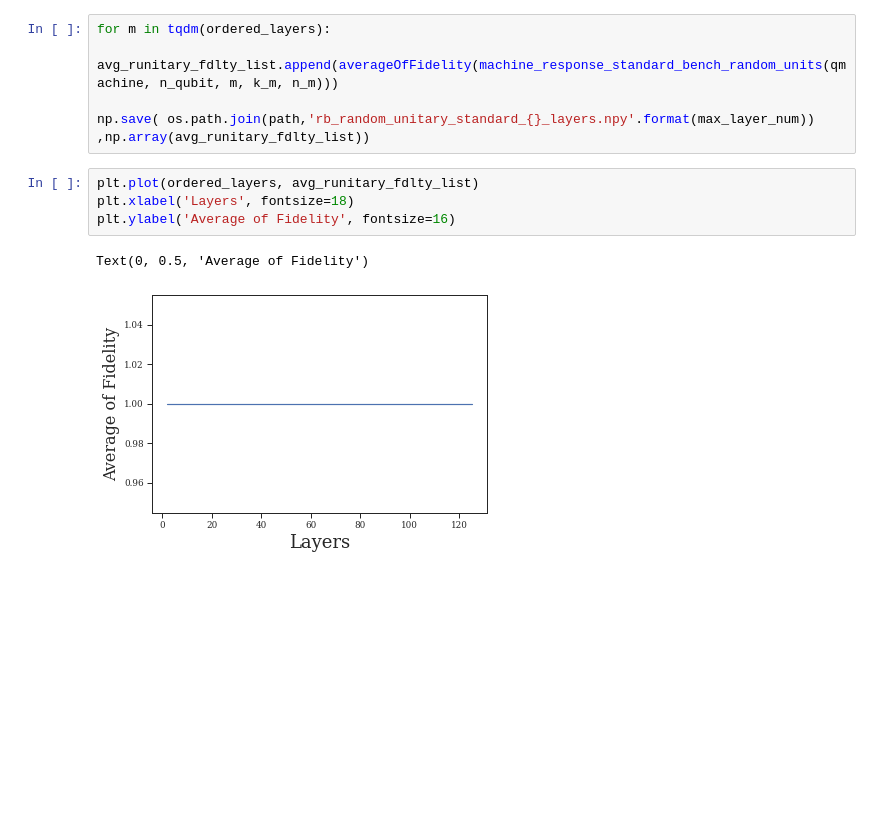
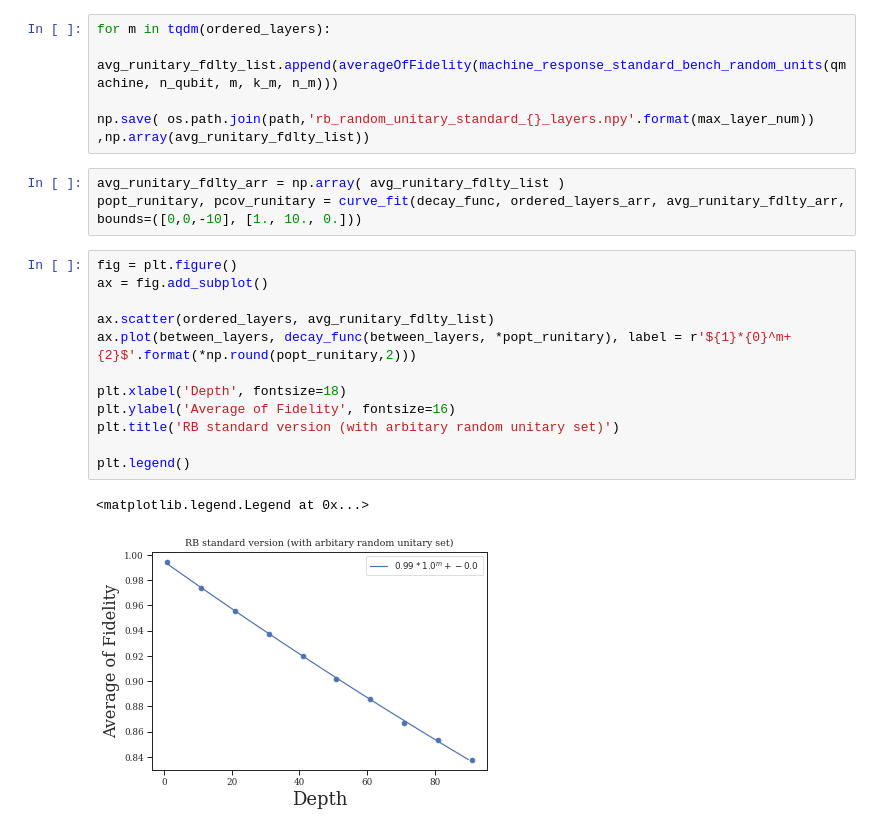
Before and after one commit to mmehrani/Randomized_Benchmarking_protocol, a Jupyter notebook: Bench_machine.ipynb, the cells around one changed output. Drawn from its saved outputs; the diff is of its cells as text; blank space fills up the shorter version.

```diff
--- a/Bench_machine.ipynb
+++ b/Bench_machine.ipynb
@@ -90,10 +145,21 @@ for m in tqdm(ordered_layers):
     avg_runitary_fdlty_list.append(averageOfFidelity(machine_response_standard_bench_random_units(qmachine, n_qubit, m, k_m, n_m)))
 
 np.save( os.path.join(path,'rb_random_unitary_standard_{}_layers.npy'.format(max_layer_num)) ,np.array(avg_runitary_fdlty_list))
-# %%
-plt.plot(ordered_layers, avg_runitary_fdlty_list)
-plt.xlabel('Layers', fontsize=18)
-plt.ylabel('Average of Fidelity', fontsize=16)
-# %% [output]
-Text(0, 0.5, 'Average of Fidelity')
-[figure, removed]
+# %%
+avg_runitary_fdlty_arr = np.array( avg_runitary_fdlty_list )
+popt_runitary, pcov_runitary = curve_fit(decay_func, ordered_layers_arr, avg_runitary_fdlty_arr, bounds=([0,0,-10], [1., 10., 0.]))
+# %%
+fig = plt.figure()
+ax = fig.add_subplot()
+
+ax.scatter(ordered_layers, avg_runitary_fdlty_list)
+ax.plot(between_layers, decay_func(between_layers, *popt_runitary), label = r'${1}*{0}^m+{2}$'.format(*np.round(popt_runitary,2)))
+
+plt.xlabel('Depth', fontsize=18)
+plt.ylabel('Average of Fidelity', fontsize=16)
+plt.title('RB standard version (with arbitary random unitary set)')
+
+plt.legend()
+# %% [output]
+<matplotlib.legend.Legend at 0x...>
+[figure, added]
```
Also changed, not shown: parts of 20 cells of this notebook, 1 other file.
